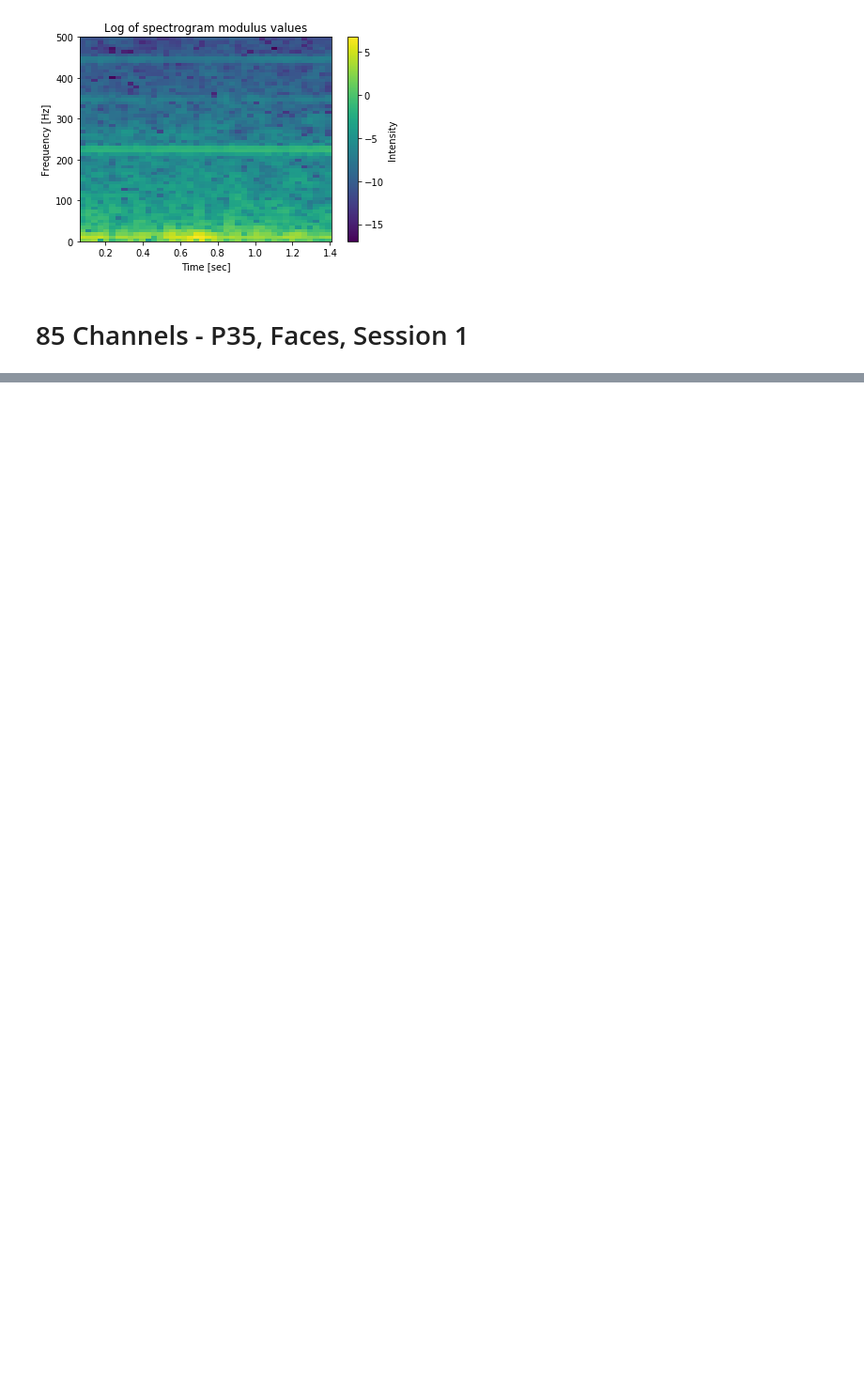
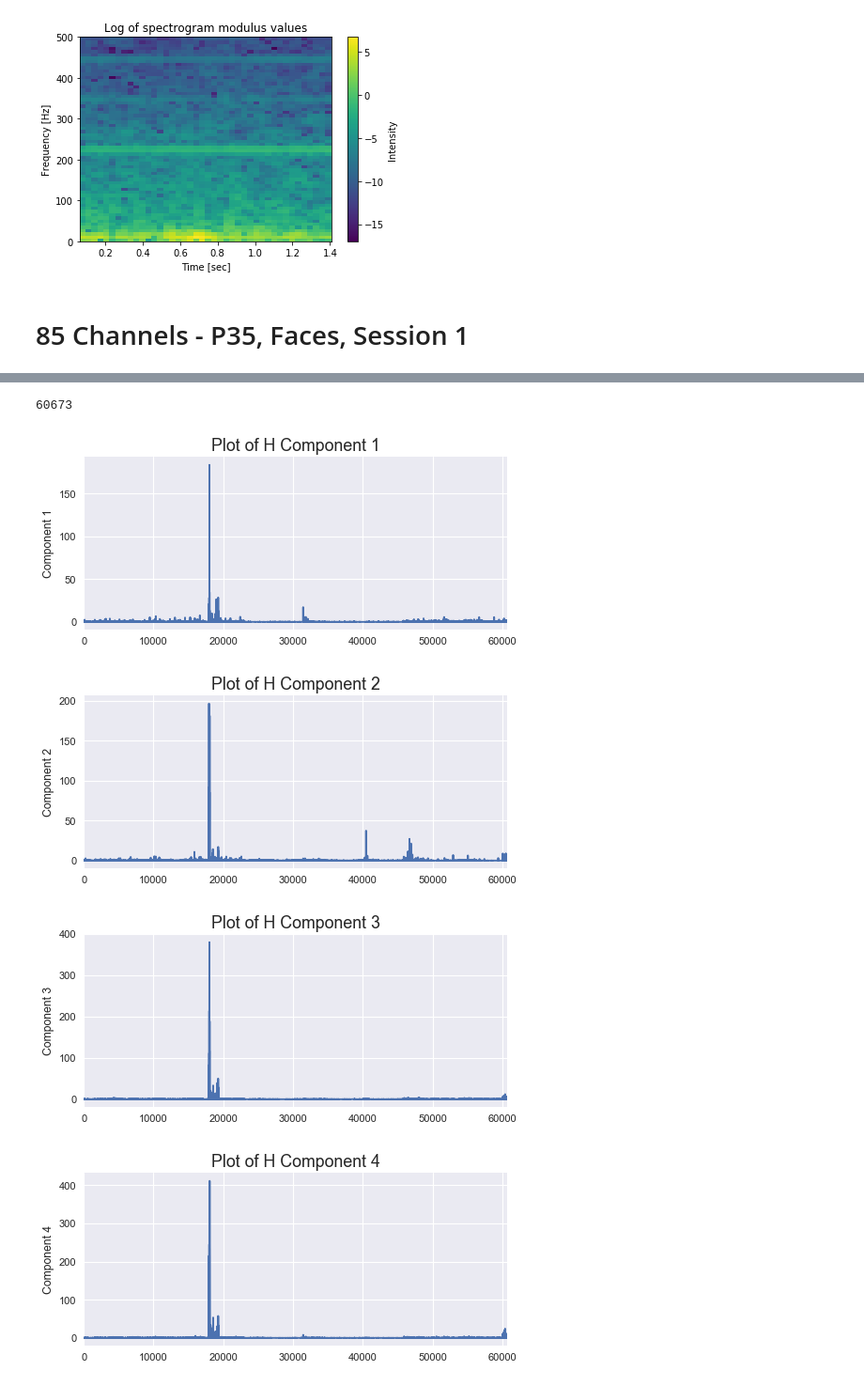
Before and after one commit to shamindras/neuroada_analysis, a Jupyter notebook: Python/demo-specgram.ipynb, the cells around one changed output, grey strips where cells are left out. Shown at 94% size. Drawn from its saved outputs; the diff is of its cells as text; code cells hidden in the pictures; blank space fills up the shorter version.

```diff
--- a/Python/demo-specgram.ipynb
+++ b/Python/demo-specgram.ipynb
@@ -100,15 +100,16 @@ def plotW(W, log=True, x_ticks_l=None):
     n_components = W.shape[1]
     for n in range(W.shape[1]):
         plt.style.use('seaborn')
-        plt.figure(figsize=(16, 14), dpi= 80, facecolor='w', edgecolor='k')
+        plt.figure(figsize=(20, 16), dpi= 80, facecolor='w', edgecolor='k')
         plt.subplot(np.ceil(n_components/2.0), 2, n+1)
         plt.plot(W_plt[:,n])
+        plt.title(f'Plot of W Component {n + 1}', fontsize=16)
         #plt.ylim(-2, W_plt.max())
         if x_ticks_l is None:
             plt.xlim(0, W_plt.shape[0])
         else:
             plt.xticks(range(0, W_plt.shape[0]), np.around(x_ticks_l, decimals=-1), rotation='vertical')
-        plt.ylabel('Component %d' % n)
+        plt.ylabel(f'Component {n + 1}')
 
 ### Plot the rows of H i.e. the temporal activations
 
@@ -123,10 +124,11 @@ def plotH(H, log=False):
         plt.style.use('seaborn')
         plt.figure(figsize=(16, 14), dpi= 80, facecolor='w', edgecolor='k')
         plt.subplot(np.ceil(n_components/2.0), 2, n+1)
+        plt.title(f'Plot of H Component {n + 1}', fontsize=16)
         plt.plot(H_plt[n])
         #plt.ylim(0, H.max())
         plt.xlim(0, H_plt.shape[1])
-        plt.ylabel('Component %d' % n)
+        plt.ylabel(f'Component {n + 1}')
 # %% [markdown]
 # Channel 1 - P35, Faces, Session 1
 # %%
@@ -289,0 +282,8 @@ def entire_specgram_nmf_wrapper(patient_num, session_idx, tot_num_channels, samp
+# %%
+plotH(H = H, log=False)
+# %% [output]
+60673
+[figure, added]
+[figure, added]
+[figure, added]
+[figure, added]
```
Also changed, not shown: parts of 26 cells of this notebook.
